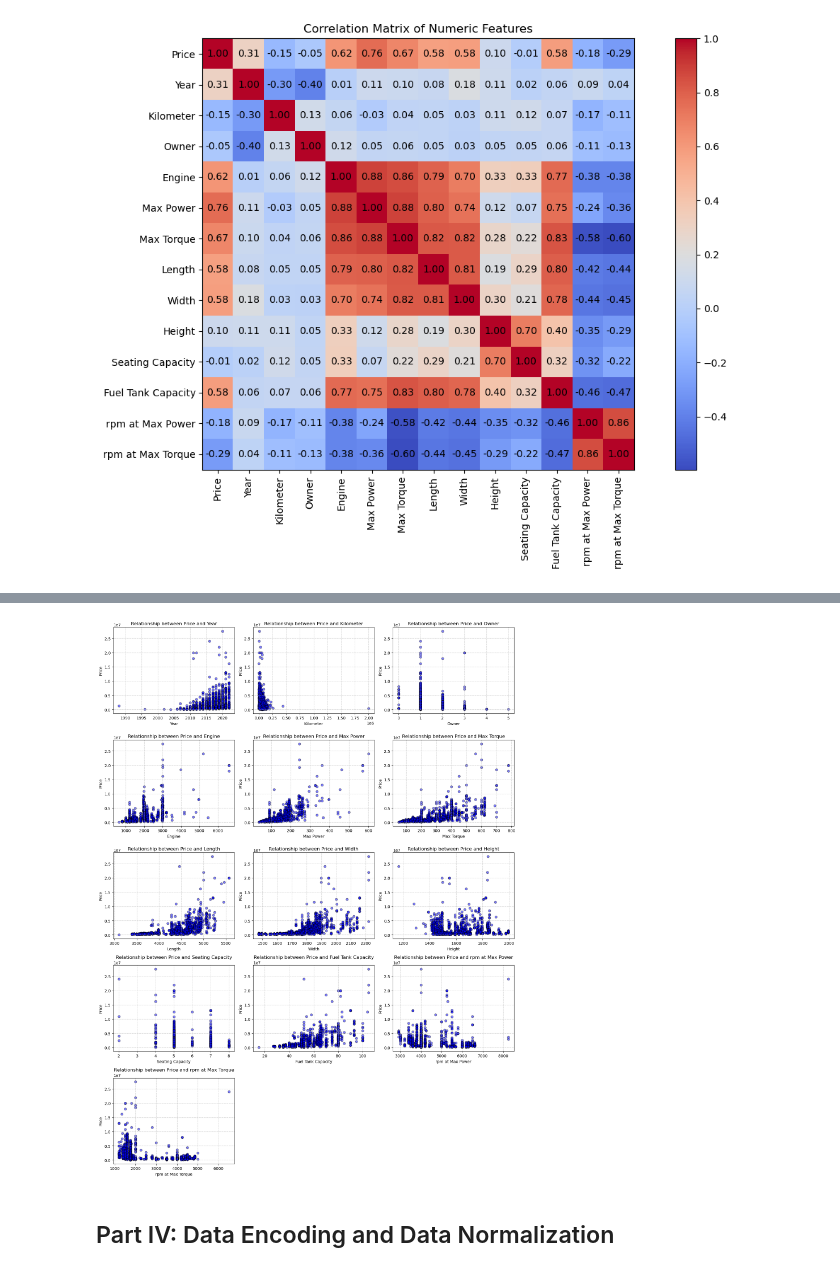
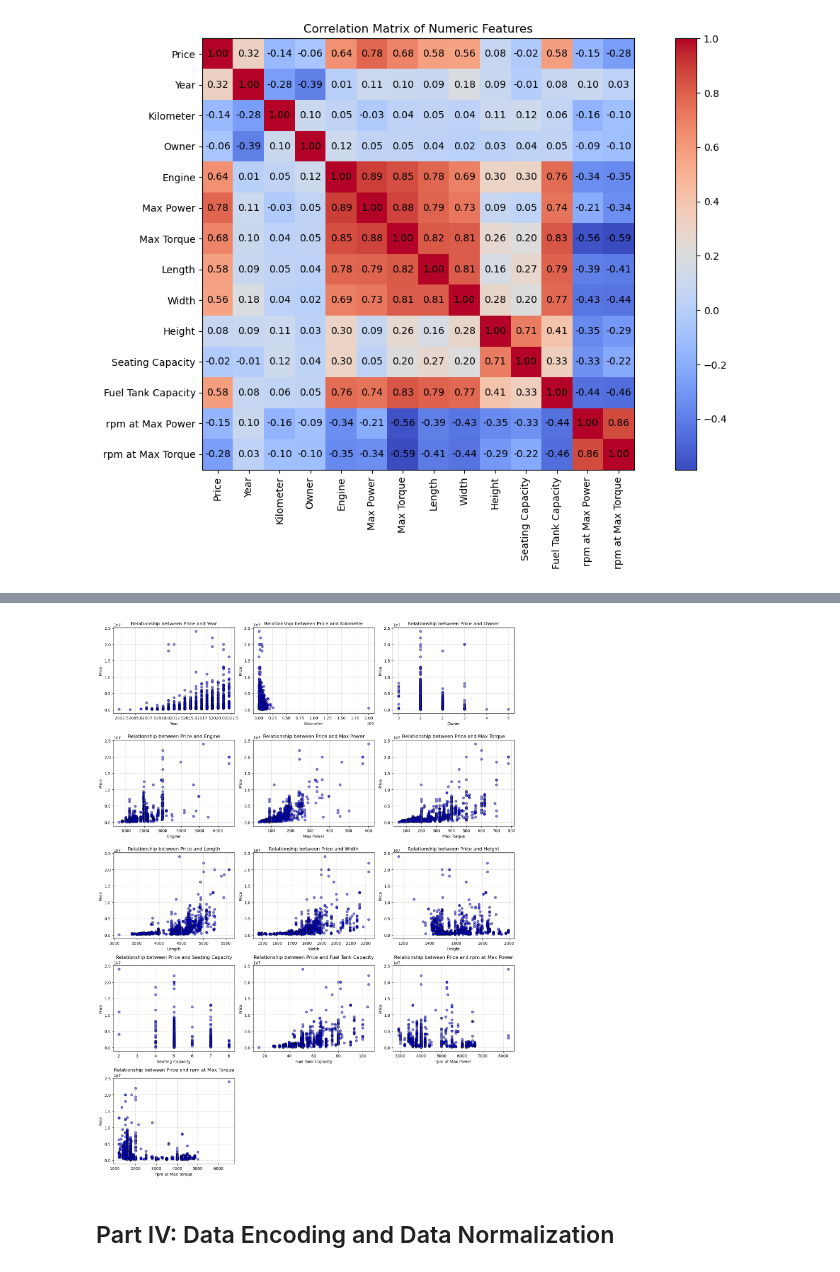
Before and after one commit to ductai05/Math-For-AI, a Jupyter notebook: DucTai_LR.ipynb, the cells around one changed output, grey strips where cells are left out. Saved outputs shown, nothing was run; the diff lists cells and outputs as text; code cells hidden in the pictures.

```diff
--- a/DucTai_LR.ipynb
+++ b/DucTai_LR.ipynb
@@ -490,3 +492,5 @@ In this part, we will fill NaN values and perform some data transformation.
+# %%
+train_data, valid_data = data.train_valid_split(valid_size=0.2, random_state=0)
 # %% [markdown]
 #### II.1: Data cleaning
 # %%
@@ -583,8 +598,8 @@ data.box_plot_for_object_columns()
 # %%
 # 3. Scatter Plot: Relationship between Price and Numeric Columns
-data.scatter_plot_for_numeric_columns()
+train_data.scatter_plot_for_numeric_columns()
 # %% [output]
-[figure, old version]
+[figure, new version]
 # %% [markdown]
 ## Part IV: Data Encoding and Data Normalization
 # %% [markdown]
```
Also changed, not shown: parts of 14 cells of this notebook.
